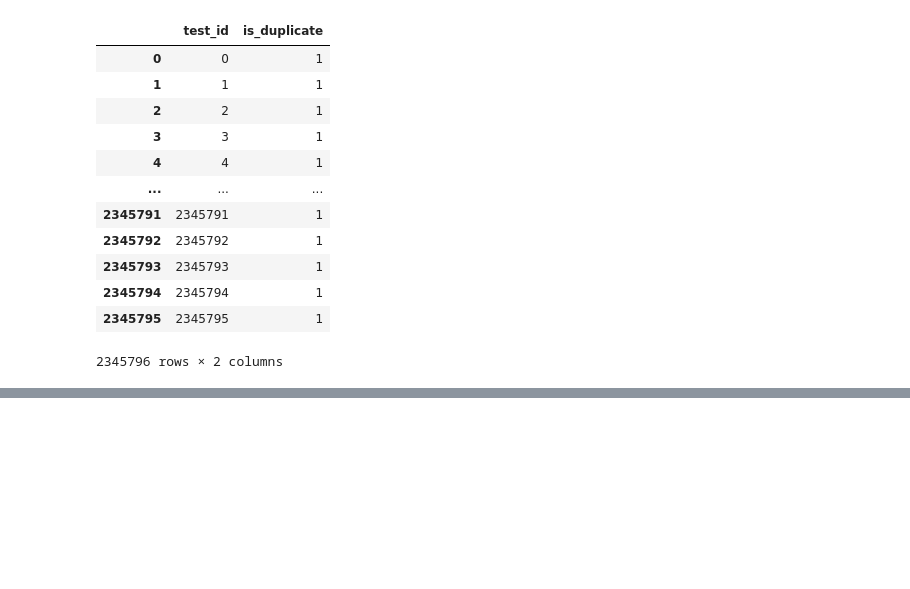
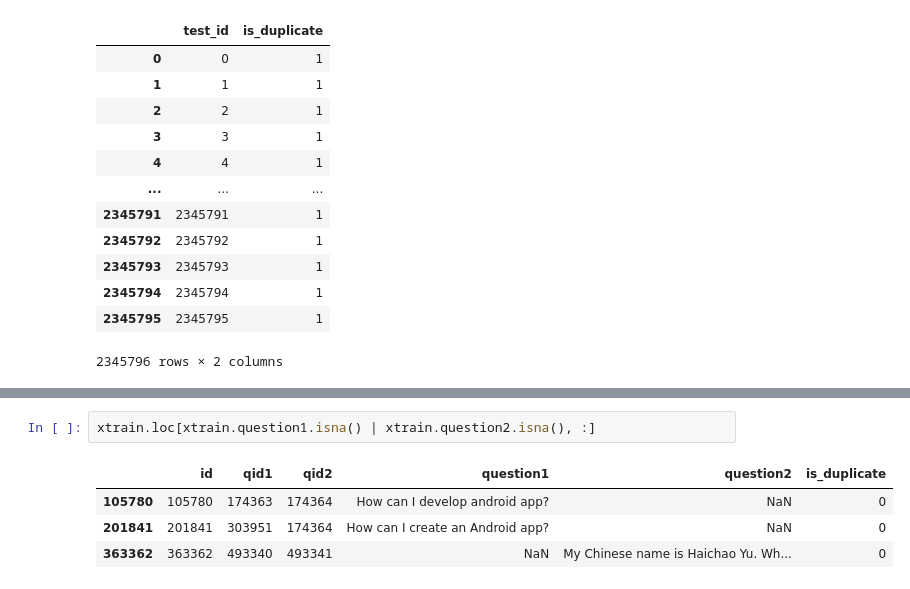
Before and after one commit to AmoussouKokou/quora-question-pairs, a Jupyter notebook: src/exploration_data/Untitled-1.ipynb, the cells around one changed output, grey strips where cells are left out. Cells and saved outputs as stored; diff of their text form; blank space fills up the shorter version.

```diff
--- a/src/exploration_data/Untitled-1.ipynb
+++ b/src/exploration_data/Untitled-1.ipynb
@@ -75,0 +106,7 @@ xsample_submission
+# %%
+xtrain.loc[xtrain.question1.isna() | xtrain.question2.isna(), :]
+# %% [output]
+|  | id | qid1 | qid2 | question1 | question2 | is_duplicate |
+| 105780 | 105780 | 174363 | 174364 | How can I develop android app? | NaN | 0 |
+| 201841 | 201841 | 303951 | 174364 | How can I create an Android app? | NaN | 0 |
+| 363362 | 363362 | 493340 | 493341 | NaN | My Chinese name is Haichao Yu. Wh... | 0 |
```
Also changed, not shown: parts of 11 cells of this notebook, 8 other files.
